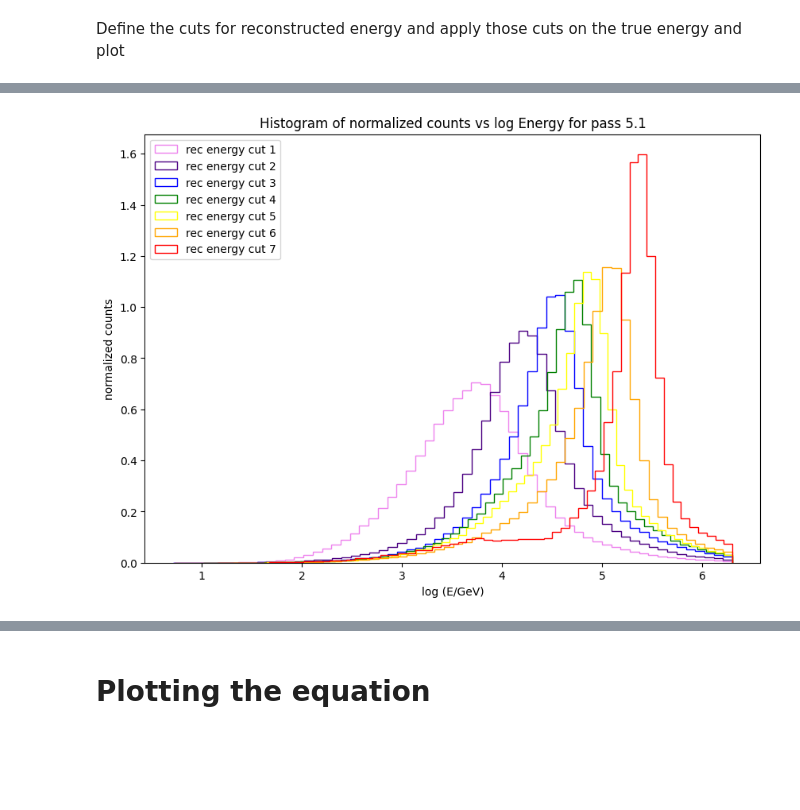
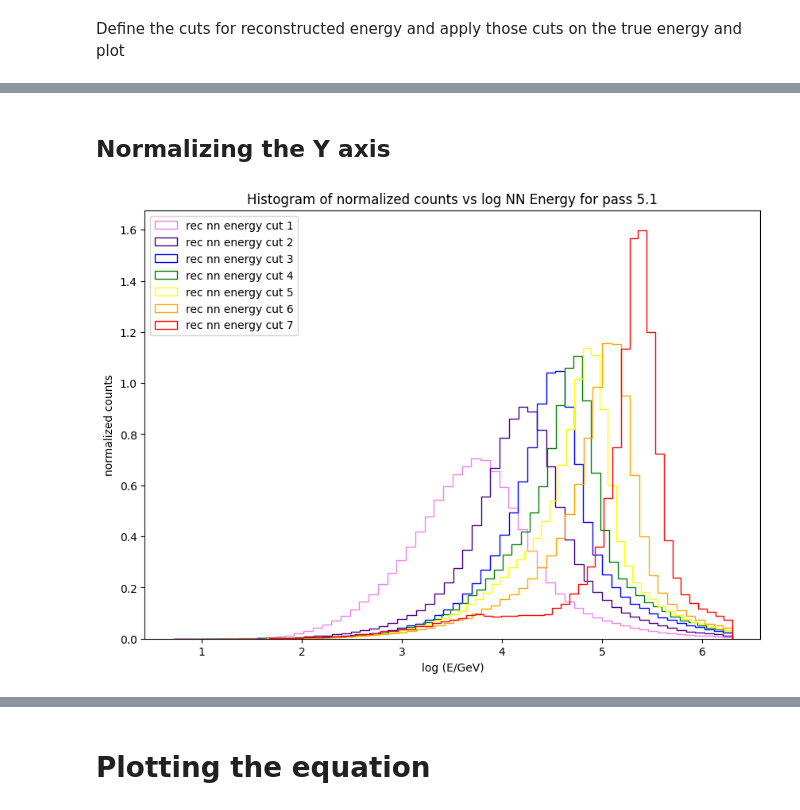
Before and after one commit to riyakore/WIPAC, a Jupyter notebook: Monte_Carlo_Data.ipynb, the cells around one changed output, grey strips where cells are left out. Drawn from its saved outputs; the diff is of its cells as text; code cells hidden in the pictures; blank space fills up the shorter version.

```diff
--- a/Monte_Carlo_Data.ipynb
+++ b/Monte_Carlo_Data.ipynb
@@ -216,12 +241,12 @@ rec_cut7_4 = np.logical_and(rec_log_nnE_4 >= np.log10(2e5),rec_log_nnE_4 <= np.l
 # %%
-# applying the reconstructed energy cuts on the true energy
+# applying the reconstructed nn energy cuts on the true energy
 
-main_cut1_5 = true_log_E_5[rec_cut1_5]
-main_cut2_5 = true_log_E_5[rec_cut2_5]
-main_cut3_5 = true_log_E_5[rec_cut3_5]
-main_cut4_5 = true_log_E_5[rec_cut4_5]
-main_cut5_5 = true_log_E_5[rec_cut5_5]
-main_cut6_5 = true_log_E_5[rec_cut6_5]
-main_cut7_5 = true_log_E_5[rec_cut7_5]
+nn_energy_cut1_5 = true_log_E_5[rec_nn_cut1_5]
+nn_energy_cut2_5 = true_log_E_5[rec_nn_cut2_5]
+nn_energy_cut3_5 = true_log_E_5[rec_nn_cut3_5]
+nn_energy_cut4_5 = true_log_E_5[rec_nn_cut4_5]
+nn_energy_cut5_5 = true_log_E_5[rec_nn_cut5_5]
+nn_energy_cut6_5 = true_log_E_5[rec_nn_cut6_5]
+nn_energy_cut7_5 = true_log_E_5[rec_nn_cut7_5]
 
-main_energies_5 = [main_cut1_5, main_cut2_5, main_cut3_5, main_cut4_5, main_cut5_5, main_cut6_5, main_cut7_5]
+nn_energies_5 = [nn_energy_cut1_5, nn_energy_cut2_5, nn_energy_cut3_5, nn_energy_cut4_5, nn_energy_cut5_5, nn_energy_cut6_5, nn_energy_cut7_5]
@@ -609,18 +660,20 @@ plt.show()
+# %% [markdown]
+## Normalizing the Y axis
 # %%
-# normalizing the counts for pass 5.1
+# normalizing the counts for pass 5.1 - rec nn energy
 
 plt.figure(figsize = (10,7))
-plt.hist(main_cut1_5, bins = 60, histtype = 'step', label = "rec energy cut 1", density = True, color='violet')
-plt.hist(main_cut2_5, bins = 60, histtype = 'step', label = "rec energy cut 2", density = True, color='indigo')
-plt.hist(main_cut3_5, bins = 60, histtype = 'step', label = "rec energy cut 3", density = True, color='blue')
-plt.hist(main_cut4_5, bins = 60, histtype = 'step', label = "rec energy cut 4", density = True, color='green')
-plt.hist(main_cut5_5, bins = 60, histtype = 'step', label = "rec energy cut 5", density = True, color='yellow')
-plt.hist(main_cut6_5, bins = 60, histtype = 'step', label = "rec energy cut 6", density = True, color='orange')
-plt.hist(main_cut7_5, bins = 60, histtype = 'step', label = "rec energy cut 7", density = True, color='red')
-plt.title("Histogram of normalized counts vs log Energy for pass 5.1")
+plt.hist(nn_energy_cut1_5, bins = 60, histtype = 'step', label = "rec nn energy cut 1", density = True, color='violet')
+plt.hist(nn_energy_cut2_5, bins = 60, histtype = 'step', label = "rec nn energy cut 2", density = True, color='indigo')
+plt.hist(nn_energy_cut3_5, bins = 60, histtype = 'step', label = "rec nn energy cut 3", density = True, color='blue')
+plt.hist(nn_energy_cut4_5, bins = 60, histtype = 'step', label = "rec nn energy cut 4", density = True, color='green')
+plt.hist(nn_energy_cut5_5, bins = 60, histtype = 'step', label = "rec nn energy cut 5", density = True, color='yellow')
+plt.hist(nn_energy_cut6_5, bins = 60, histtype = 'step', label = "rec nn energy cut 6", density = True, color='orange')
+plt.hist(nn_energy_cut7_5, bins = 60, histtype = 'step', label = "rec nn energy cut 7", density = True, color='red')
+plt.title("Histogram of normalized counts vs log NN Energy for pass 5.1")
 plt.xlabel("log (E/GeV)")
 plt.ylabel("normalized counts")
 plt.legend()
 plt.show()
 # %% [output]
-[figure, old version]
+[figure, new version]
```
Also changed, not shown: parts of 69 cells of this notebook.
